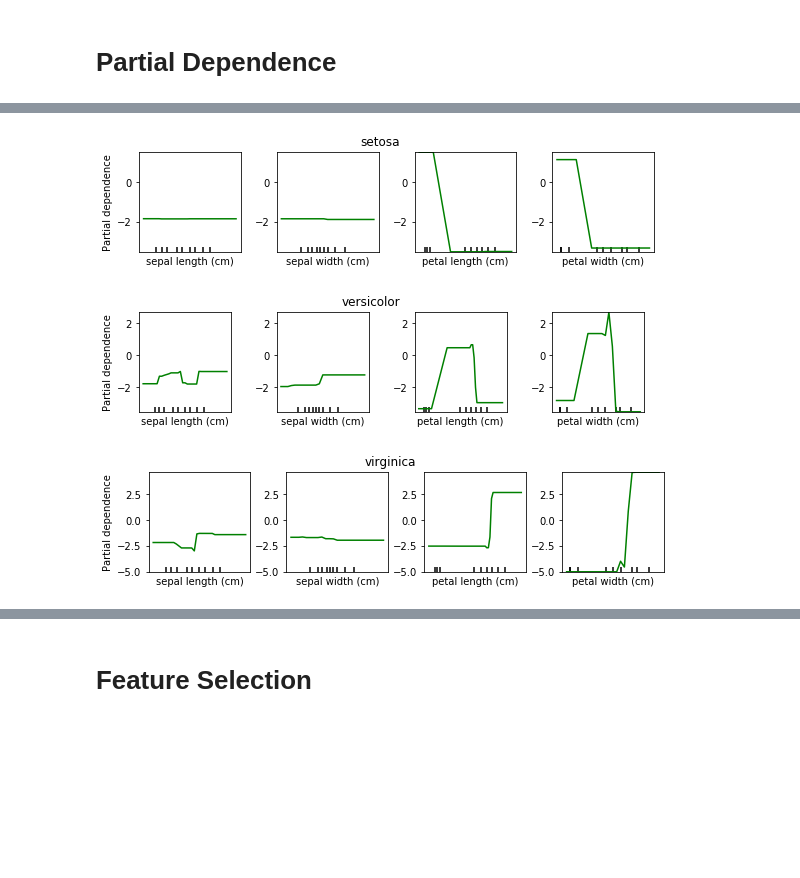
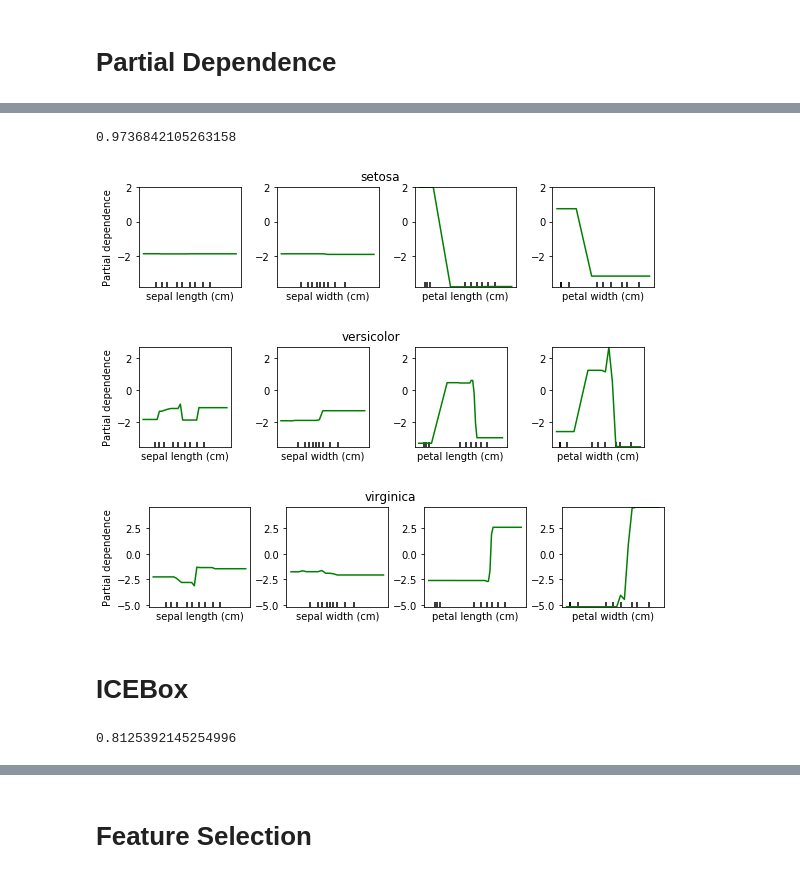
Before and after one commit to amueller/COMS4995-s19, a Jupyter notebook: slides/aml-12-interpretation-feature-selection/aml-12-feature-selection-interpretation.ipynb, the cells around one changed output, grey strips where cells are left out. Drawn from its saved outputs; the diff is of its cells as text; code cells hidden in the pictures; blank space fills up the shorter version.

Commit message:
add icebox, work on slides

```diff
--- a/slides/aml-12-interpretation-feature-selection/aml-12-feature-selection-interpretation.ipynb
+++ b/slides/aml-12-interpretation-feature-selection/aml-12-feature-selection-interpretation.ipynb
@@ -46,0 +54,7 @@ plt.imshow(np.cov(X, rowvar=False))
+# %%
+fig, axes = plt.subplots(2, 4, figsize=(16, 8))
+for i, ax in enumerate(axes.ravel()):
+    ax.plot(X[::10, i], y[::10], '.', alpha=.1)
+    ax.set_xlabel("feature {}".format(i))
+    ax.set_ylabel("target y")
+plt.savefig("images/toy_data_scatter.png")
@@ -448,26 +464,40 @@ fig, axs = plot_partial_dependence(gbrt, X_train, [np.argsort(gbrt.feature_impor
 # %%
 from sklearn.datasets import load_iris
 from sklearn.ensemble import GradientBoostingClassifier
 
 
 iris = load_iris()
 
 X_train, X_test, y_train, y_test = train_test_split(
     iris.data, iris.target, stratify=iris.target, random_state=0)
-gbrt = GradientBoostingClassifier().fit(X_train, y_train)
-gbrt.score(X_test, y_test)
+gbrt_iris = GradientBoostingClassifier().fit(X_train, y_train)
 
-from sklearn.ensemble.partial_dependence import plot_partial_dependence
 for i in range(3):
-    fig, axs = plot_partial_dependence(gbrt, X_train, range(4), n_cols=4,
+    fig, axs = plot_partial_dependence(gbrt_iris, X_train, range(4), n_cols=4,
                                        feature_names=iris.feature_names, grid_resolution=50, label=i,
                                        figsize=(8, 2))
     fig.suptitle(iris.target_names[i])
     for ax in axs: ax.set_xticks(())
     for ax in axs[1:]: ax.set_ylabel("")
 
     plt.tight_layout()
+
+gbrt_iris.score(X_test, y_test)
 # %% [output]
+0.9736842105263158
-[figure, old version]
+[figure, new version]
-[figure, old version]
+[figure, new version]
 [figure]
+# %% [markdown]
+# ICEBox
+# %%
+from pdpbox import pdp
+
+boston = load_boston()
+X_train, X_test, y_train, y_test = train_test_split(
+    boston.data, boston.target, random_state=0)
+
+gbrt = GradientBoostingRegressor().fit(X_train, y_train)
+gbrt.score(X_test, y_test)
+# %% [output]
+0.8125392145254996
```
Also changed, not shown: parts of 12 cells of this notebook, 26 other files.
